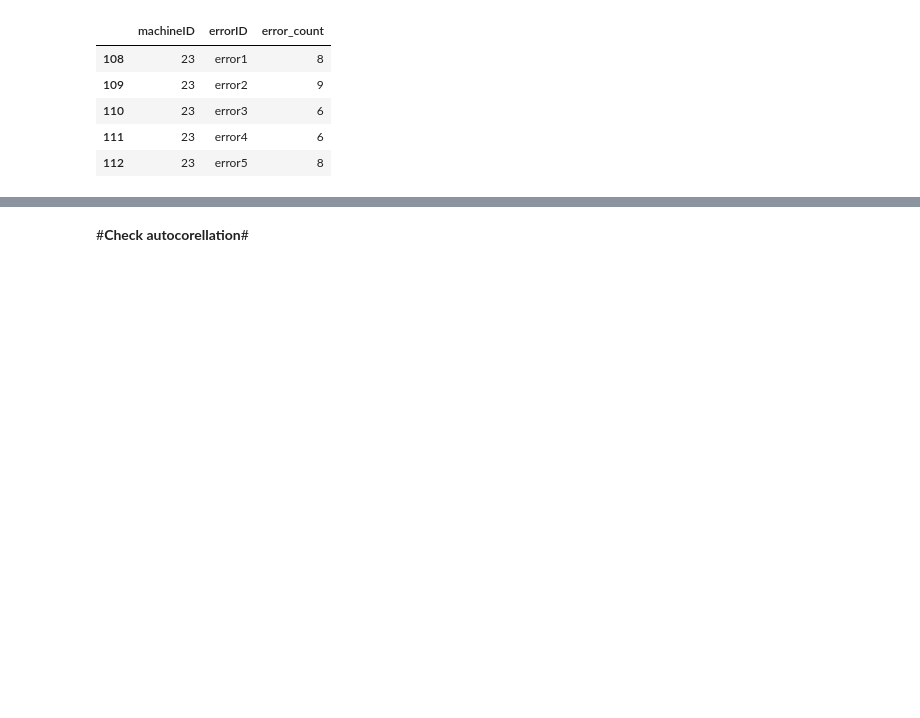
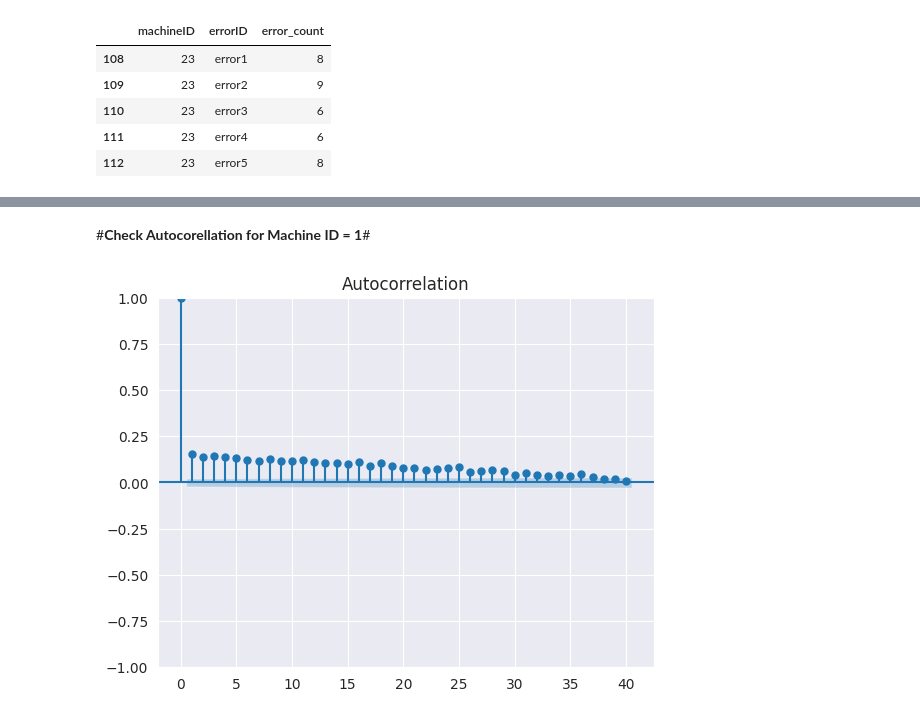
Before and after one commit to gplinkage/Data-Science-ML-AI, a Jupyter notebook: Projects/Predictive_Maintanance_Capstone_Project.ipynb, the cells around one changed output, grey strips where cells are left out. Saved outputs shown, nothing was run; the diff lists cells and outputs as text; code cells hidden in the pictures; blank space fills up the shorter version.

```diff
--- a/Projects/Predictive_Maintanance_Capstone_Project.ipynb
+++ b/Projects/Predictive_Maintanance_Capstone_Project.ipynb
@@ -439,5 +467,12 @@ fig = px.bar(machine_error_count.reset_index(), x="machineID", y="error_count",
 fig.show()
 # %% [output]
 [interactive output not drawn]
-# %% [markdown]
-#**Check autocorellation**#
+# %% [markdown]
+#**Check Autocorellation for Machine ID = 1**#
+# %%
+from statsmodels.graphics.tsaplots import plot_acf, plot_pacf
+
+plot_acf(telemetryP['pressure'], lags = 40)
+plt.show()
+# %% [output]
+[figure, added]
```
Also changed, not shown: parts of 30 cells of this notebook.
